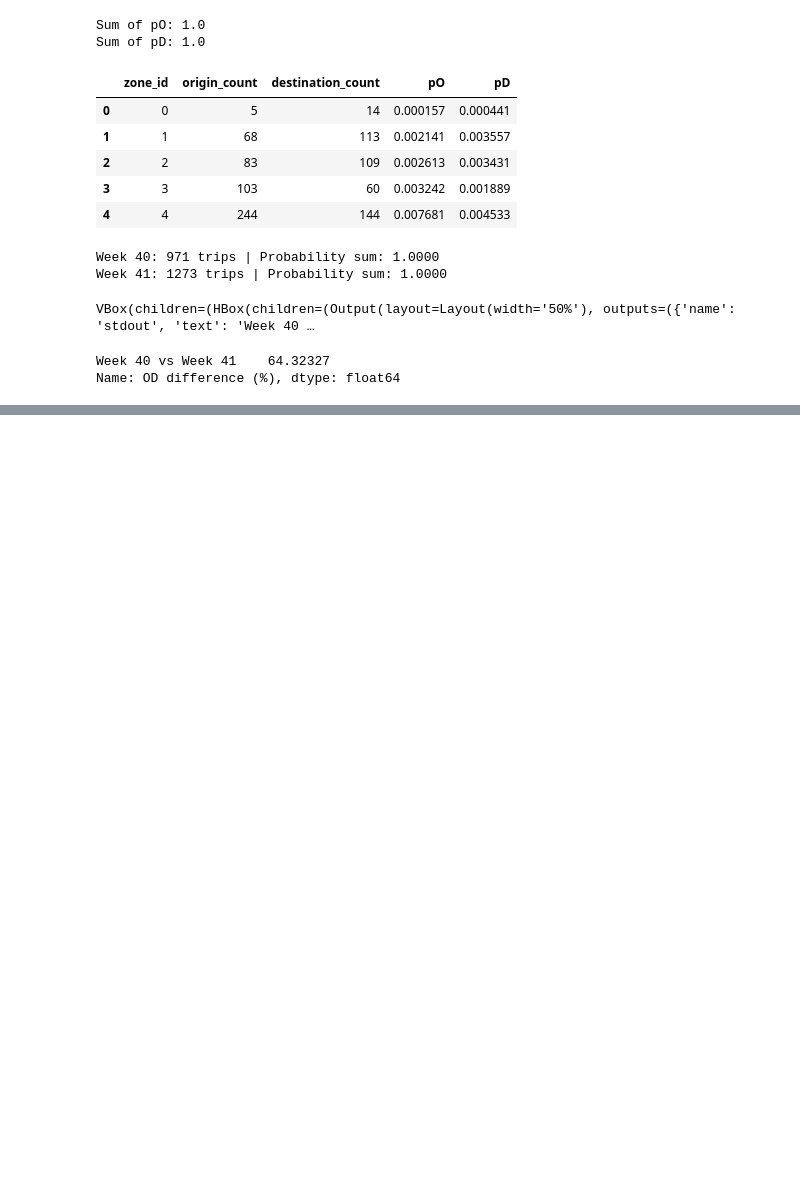
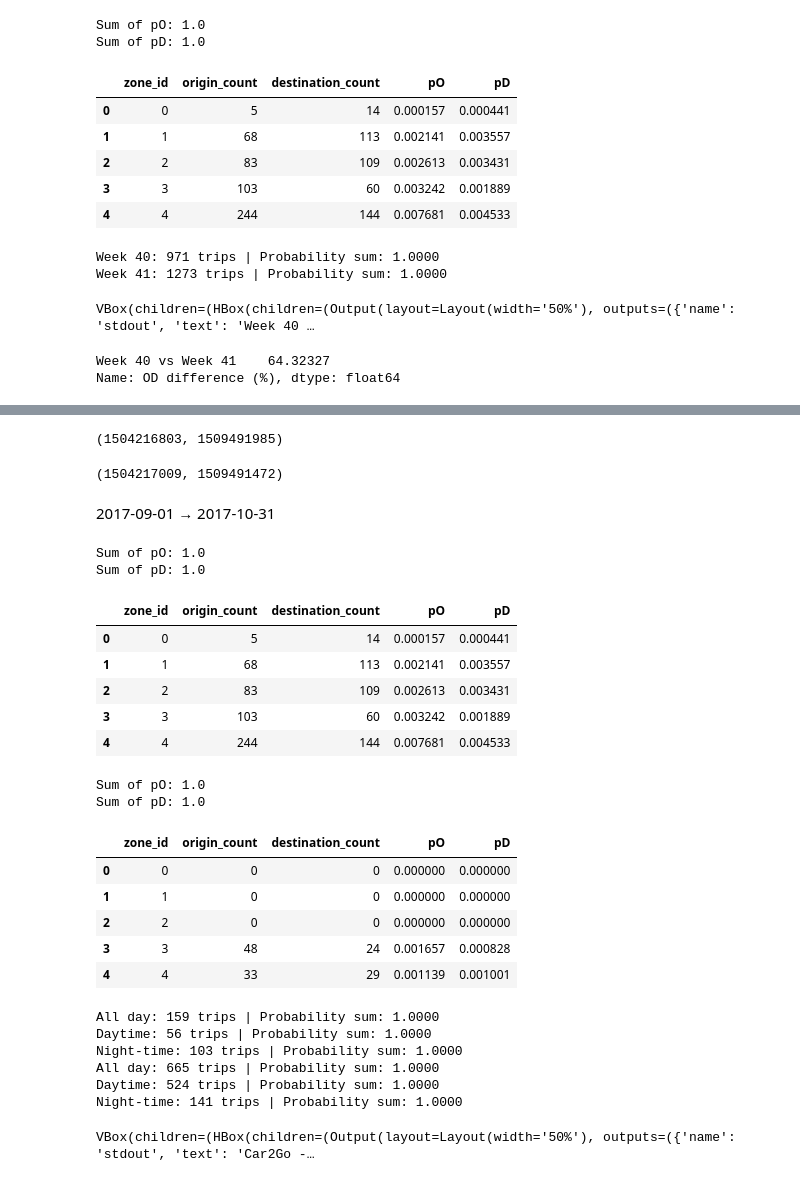
Before and after one commit to Bonbia/ICT4SM, a Jupyter notebook: TP2/Lab2Mathilde.ipynb, the cells around one changed output, grey strips where cells are left out. Cells and saved outputs as stored; diff of their text form; code cells hidden in the pictures; blank space fills up the shorter version.

```diff
--- a/TP2/Lab2Mathilde.ipynb
+++ b/TP2/Lab2Mathilde.ipynb
@@ -843,0 +1006,62 @@ Name: OD difference (%), dtype: float64
+# %%
+start_end_collection(pb_coll)
+# %% [output]
+(1504216803, 1509491985)
+# %%
+start_end_collection(pb_coll_enjoy)
+# %% [output]
+(1504217009, 1509491472)
+# %% [markdown]
+2017-09-01 → 2017-10-31
+# %%
+trips_car2Go = prepare_od_data(df_Car2Go)
+tripsC2G,zonesC2G=make_od_grid(trips_car2Go,h=1000)
+N_train = len(tripsC2G)
+compute_marginalproba(tripsC2G, zonesC2G)
+
+trips_Enjoy = prepare_od_data(df_Enjoy)
+tripsEnjoy,zonesEnjoy=make_od_grid(trips_Enjoy,h=1000)
+N_train = len(tripsEnjoy)
+compute_marginalproba(tripsEnjoy, zonesEnjoy)
+
+OD_results = {
+    "Car2Go": compute_od_by_day(
+        tripsC2G, zonesC2G,
+        selected_date="2017-09-25"
+    ),
+    "Enjoy": compute_od_by_day(
+        tripsEnjoy, zonesEnjoy,
+        selected_date="2017-09-25"
+    )
+}
+
+zones_dict = {
+    "Car2Go": zonesC2G,
+    "Enjoy": zonesEnjoy
+}
+
+zones_maps = plot_od_day(OD_results, zones_dict)
+# %% [output]
+Sum of pO: 1.0
+Sum of pD: 1.0
+|  | zone_id | origin_count | destination_count | pO | pD |
+| 0 | 0 | 5 | 14 | 0.000157 | 0.000441 |
+| 1 | 1 | 68 | 113 | 0.002141 | 0.003557 |
+| 2 | 2 | 83 | 109 | 0.002613 | 0.003431 |
+| 3 | 3 | 103 | 60 | 0.003242 | 0.001889 |
+| 4 | 4 | 244 | 144 | 0.007681 | 0.004533 |
+Sum of pO: 1.0
+Sum of pD: 1.0
+|  | zone_id | origin_count | destination_count | pO | pD |
+| 0 | 0 | 0 | 0 | 0.000000 | 0.000000 |
+| 1 | 1 | 0 | 0 | 0.000000 | 0.000000 |
+| 2 | 2 | 0 | 0 | 0.000000 | 0.000000 |
+| 3 | 3 | 48 | 24 | 0.001657 | 0.000828 |
+| 4 | 4 | 33 | 29 | 0.001139 | 0.001001 |
+All day: 159 trips | Probability sum: 1.0000
+Daytime: 56 trips | Probability sum: 1.0000
+Night-time: 103 trips | Probability sum: 1.0000
+All day: 665 trips | Probability sum: 1.0000
+Daytime: 524 trips | Probability sum: 1.0000
+Night-time: 141 trips | Probability sum: 1.0000
+VBox(children=(HBox(children=(Output(layout=Layout(width='50%'), outputs=({'name': 'stdout', 'text': 'Car2Go -…
```
Also changed, not shown: parts of 4 cells of this notebook.
